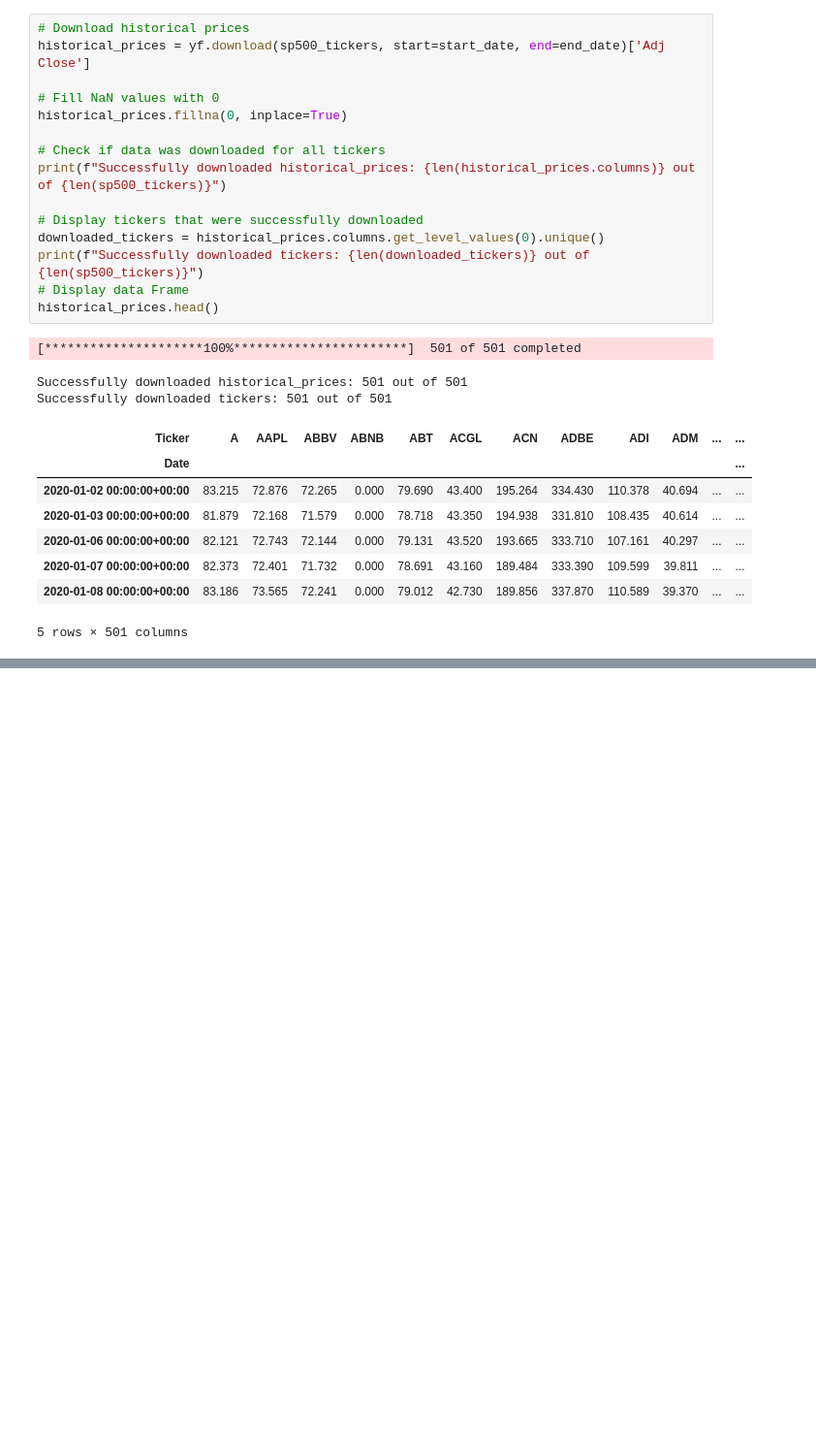
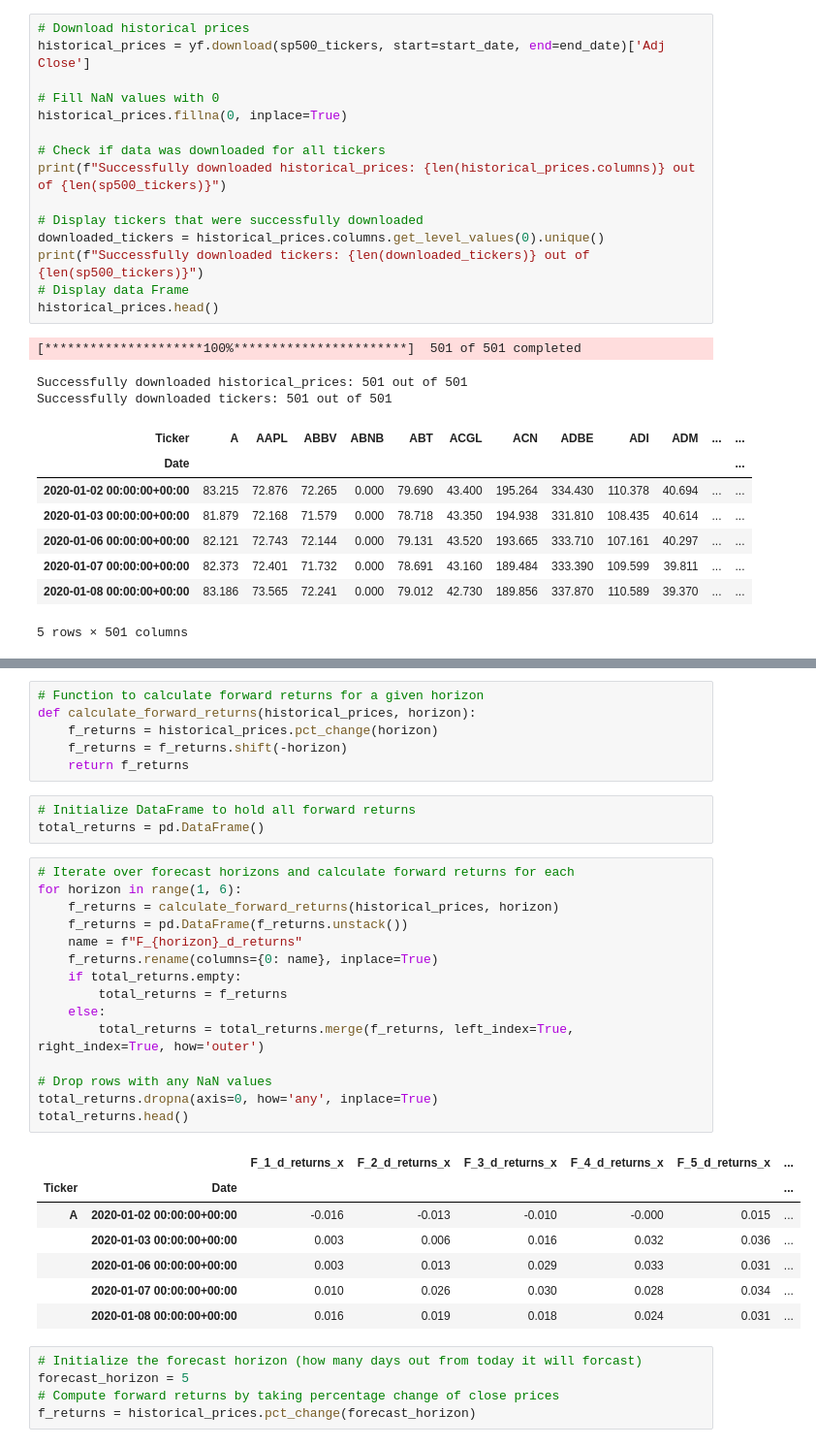
Before and after one commit to Corey-Holton/Group_project_2, a Jupyter notebook: notebooks/corey_exploration/New.ipynb, the cells around one changed output, grey strips where cells are left out. Shown at 97% size. Cells and saved outputs as stored; diff of their text form; blank space fills up the shorter version.

```diff
--- a/notebooks/corey_exploration/New.ipynb
+++ b/notebooks/corey_exploration/New.ipynb
@@ -111,0 +62,37 @@ Date                                              ...
+# %%
+# Function to calculate forward returns for a given horizon
+def calculate_forward_returns(historical_prices, horizon):
+    f_returns = historical_prices.pct_change(horizon)
+    f_returns = f_returns.shift(-horizon)
+    return f_returns
+# %%
+# Initialize DataFrame to hold all forward returns
+total_returns = pd.DataFrame()
+# %%
+# Iterate over forecast horizons and calculate forward returns for each
+for horizon in range(1, 6):
+    f_returns = calculate_forward_returns(historical_prices, horizon)
+    f_returns = pd.DataFrame(f_returns.unstack())
+    name = f"F_{horizon}_d_returns"
+    f_returns.rename(columns={0: name}, inplace=True)
+    if total_returns.empty:
+        total_returns = f_returns
+    else:
+        total_returns = total_returns.merge(f_returns, left_index=True, right_index=True, how='outer')
+
+# Drop rows with any NaN values
+total_returns.dropna(axis=0, how='any', inplace=True)
+total_returns.head()
+# %% [output]
+|  |  | F_1_d_returns_x | F_2_d_returns_x | F_3_d_returns_x | F_4_d_returns_x | F_5_d_returns_x | ... |
+| Ticker | Date |  |  |  |  |  | ... |
+| A | 2020-01-02 00:00:00+00:00 | -0.016 | -0.013 | -0.010 | -0.000 | 0.015 | ... |
+|  | 2020-01-03 00:00:00+00:00 | 0.003 | 0.006 | 0.016 | 0.032 | 0.036 | ... |
+|  | 2020-01-06 00:00:00+00:00 | 0.003 | 0.013 | 0.029 | 0.033 | 0.031 | ... |
+|  | 2020-01-07 00:00:00+00:00 | 0.010 | 0.026 | 0.030 | 0.028 | 0.034 | ... |
+|  | 2020-01-08 00:00:00+00:00 | 0.016 | 0.019 | 0.018 | 0.024 | 0.031 | ... |
+# %%
+# Initialize the forecast horizon (how many days out from today it will forcast)
+forecast_horizon = 5
+# Compute forward returns by taking percentage change of close prices
+f_returns = historical_prices.pct_change(forecast_horizon)
```
Also changed, not shown: parts of 17 cells of this notebook, 1 other file.
